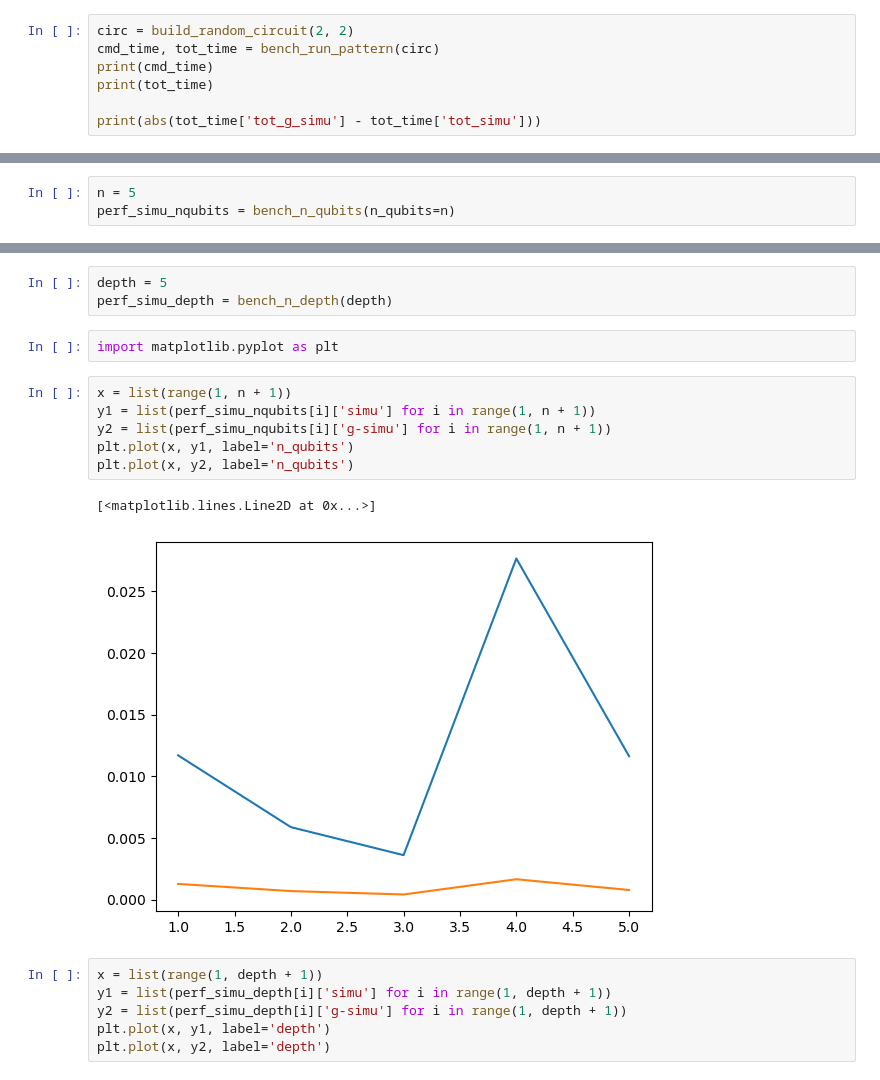
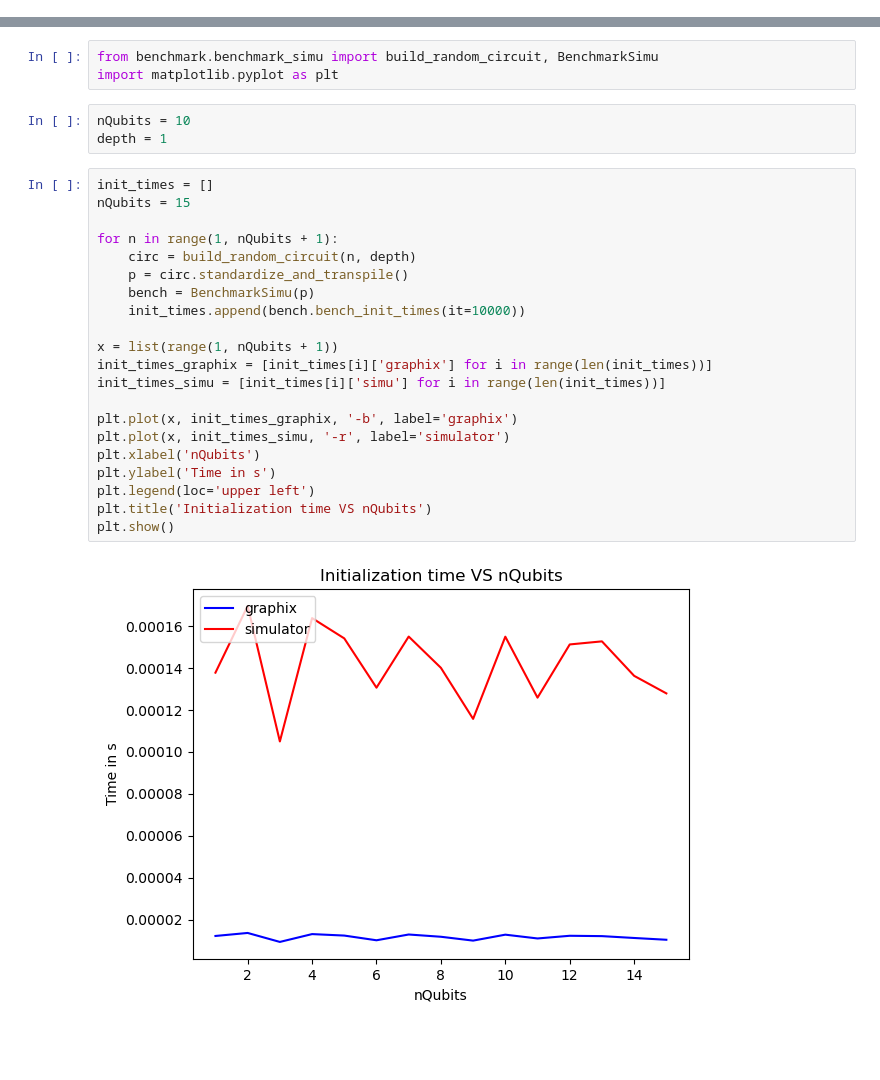
Before and after one commit to benjvmin93/mbqc-backend, a Jupyter notebook: benchmark.ipynb, the cells around one changed output, grey strips where cells are left out. Cells and saved outputs as stored; diff of their text form; blank space fills up the shorter version.

Commit message:
Benchmark for new simu VS graphix

```diff
--- a/benchmark.ipynb
+++ b/benchmark.ipynb
@@ -3,7 +0,0 @@ from bench import bench_n_depth, bench_n_qubits, build_random_circuit, bench_run
-# %%
-circ = build_random_circuit(2, 2)
-cmd_time, tot_time = bench_run_pattern(circ)
-print(cmd_time)
-print(tot_time)
-
-print(abs(tot_time['tot_g_simu'] - tot_time['tot_simu']))
@@ -14,3 +0,0 @@ print(abs(tot_time['tot_g_simu'] - tot_time['tot_simu']))
-# %%
-n = 5
-perf_simu_nqubits = bench_n_qubits(n_qubits=n)
@@ -21,20 +1,29 @@ print(perf_simu_nqubits)
-# %%
-depth = 5
-perf_simu_depth = bench_n_depth(depth)
 # %%
+from benchmark.benchmark_simu import build_random_circuit, BenchmarkSimu
 import matplotlib.pyplot as plt
-# %%
-x = list(range(1, n + 1))
-y1 = list(perf_simu_nqubits[i]['simu'] for i in range(1, n + 1))
-y2 = list(perf_simu_nqubits[i]['g-simu'] for i in range(1, n + 1))
-plt.plot(x, y1, label='n_qubits')
-plt.plot(x, y2, label='n_qubits')
-# %% [output]
-[<matplotlib.lines.Line2D at 0x...>]
-[figure, removed]
-# %%
-x = list(range(1, depth + 1))
-y1 = list(perf_simu_depth[i]['simu'] for i in range(1, depth + 1))
-y2 = list(perf_simu_depth[i]['g-simu'] for i in range(1, depth + 1))
-plt.plot(x, y1, label='depth')
-plt.plot(x, y2, label='depth')
+# %%
+nQubits = 10
+depth = 1
+# %%
+init_times = []
+nQubits = 15
+
+for n in range(1, nQubits + 1):
+    circ = build_random_circuit(n, depth)
+    p = circ.standardize_and_transpile()
+    bench = BenchmarkSimu(p)
+    init_times.append(bench.bench_init_times(it=10000))
+
+x = list(range(1, nQubits + 1))
+init_times_graphix = [init_times[i]['graphix'] for i in range(len(init_times))]
+init_times_simu = [init_times[i]['simu'] for i in range(len(init_times))]
+
+plt.plot(x, init_times_graphix, '-b', label='graphix')
+plt.plot(x, init_times_simu, '-r', label='simulator')
+plt.xlabel('nQubits')
+plt.ylabel('Time in s')
+plt.legend(loc='upper left')
+plt.title('Initialization time VS nQubits')
+plt.show()
+# %% [output]
+[figure, added]
```
Also changed, not shown: parts of 5 cells of this notebook, 7 other files.
